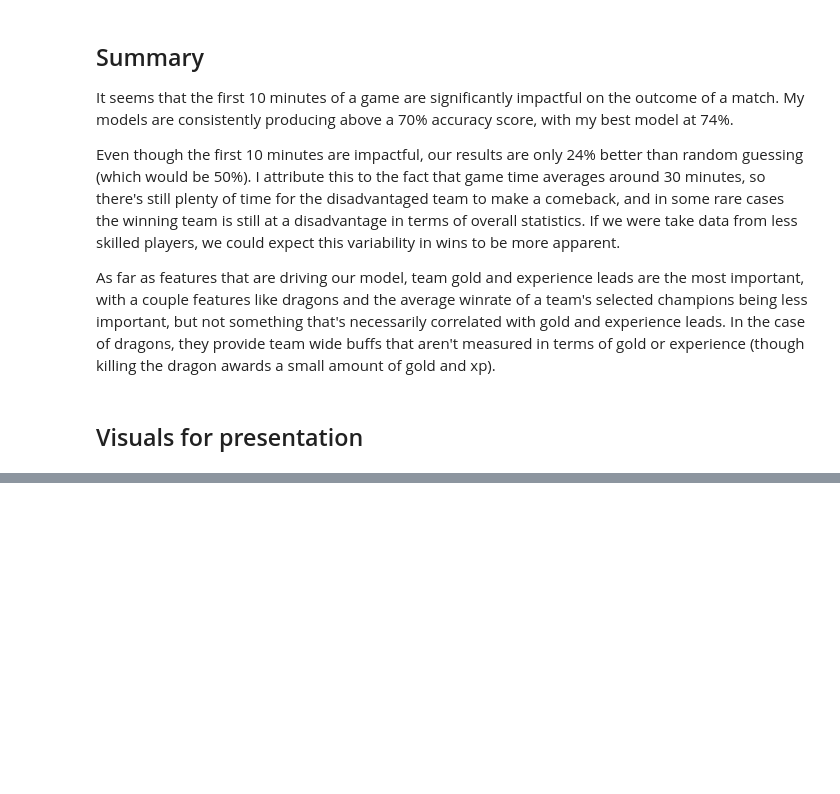
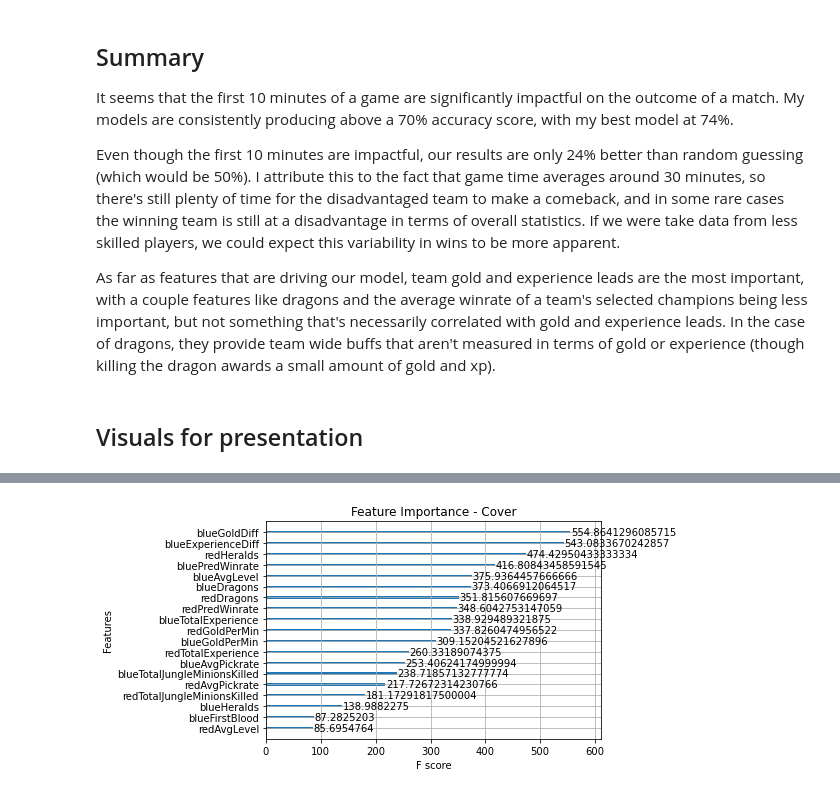
Before and after one commit to jnhoogstra/League_Predict, a Jupyter notebook: Notebooks/Individual/jake/diamond_modeling.ipynb, the cells around one changed output, grey strips where cells are left out. Cells and saved outputs as stored; diff of their text form; code cells hidden in the pictures; blank space fills up the shorter version.

```diff
--- a/Notebooks/Individual/jake/diamond_modeling.ipynb
+++ b/Notebooks/Individual/jake/diamond_modeling.ipynb
@@ -357,0 +409,5 @@ xgboost.plot_importance(boost_model_non)
+# %%
+xgboost.plot_importance(boost_model_non, importance_type="cover")
+plt.title("Feature Importance - Cover");
+# %% [output]
+[figure, added]
```
Also changed, not shown: parts of 12 cells of this notebook, 2 other files.
